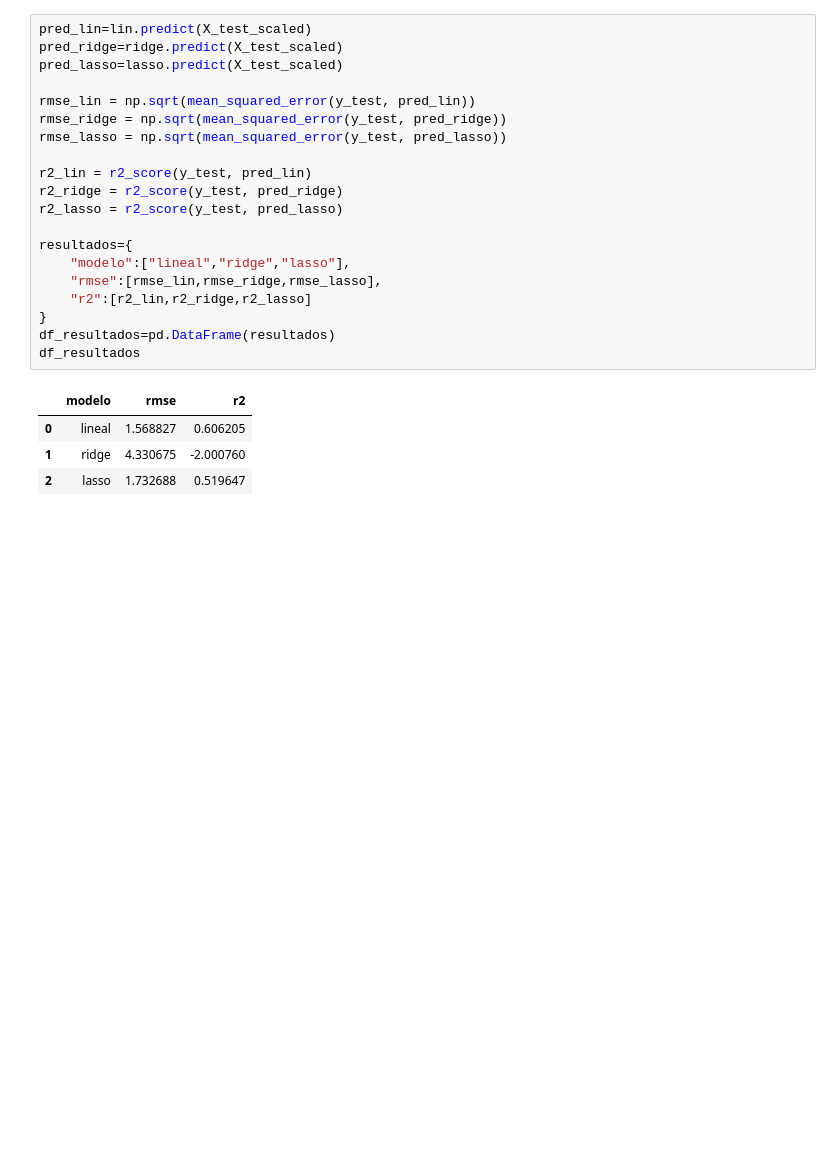
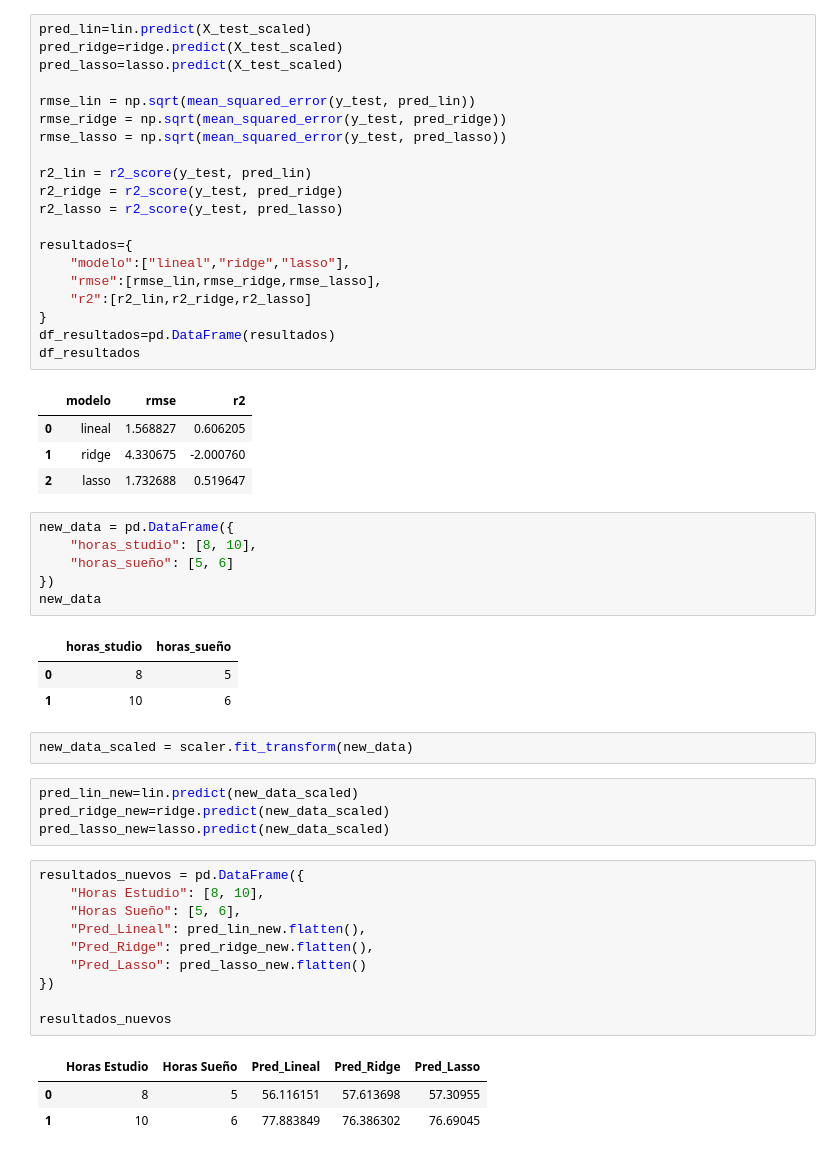
Before and after one commit to Marcwos/mineria_datos_practicas, a Jupyter notebook: expo1/ejercicio_practico.ipynb, the cells around one changed output. Saved outputs shown, nothing was run; the diff lists cells and outputs as text; blank space fills up the shorter version.

Commit message:
Ejemplo rigde y lasso

```diff
--- a/expo1/ejercicio_practico.ipynb
+++ b/expo1/ejercicio_practico.ipynb
@@ -114,3 +114,33 @@ df_resultados
 | 0 | lineal | 1.568827 | 0.606205 |
 | 1 | ridge | 4.330675 | -2.000760 |
 | 2 | lasso | 1.732688 | 0.519647 |
+# %%
+new_data = pd.DataFrame({
+    "horas_studio": [8, 10],
+    "horas_sueño": [5, 6]
+})
+new_data
+# %% [output]
+|  | horas_studio | horas_sueño |
+| 0 | 8 | 5 |
+| 1 | 10 | 6 |
+# %%
+new_data_scaled = scaler.fit_transform(new_data)
+# %%
+pred_lin_new=lin.predict(new_data_scaled)
+pred_ridge_new=ridge.predict(new_data_scaled)
+pred_lasso_new=lasso.predict(new_data_scaled)
+# %%
+resultados_nuevos = pd.DataFrame({
+    "Horas Estudio": [8, 10],
+    "Horas Sueño": [5, 6],
+    "Pred_Lineal": pred_lin_new.flatten(),
+    "Pred_Ridge": pred_ridge_new.flatten(),
+    "Pred_Lasso": pred_lasso_new.flatten()
+})
+
+resultados_nuevos
+# %% [output]
+|  | Horas Estudio | Horas Sueño | Pred_Lineal | Pred_Ridge | Pred_Lasso |
+| 0 | 8 | 5 | 56.116151 | 57.613698 | 57.30955 |
+| 1 | 10 | 6 | 77.883849 | 76.386302 | 76.69045 |
```
